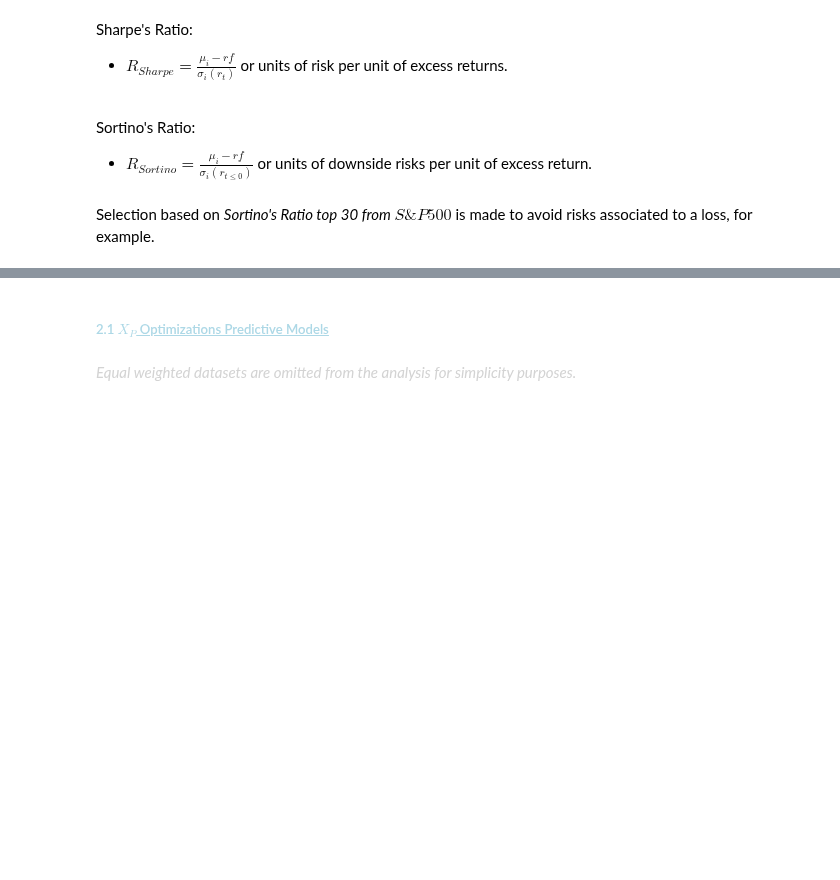
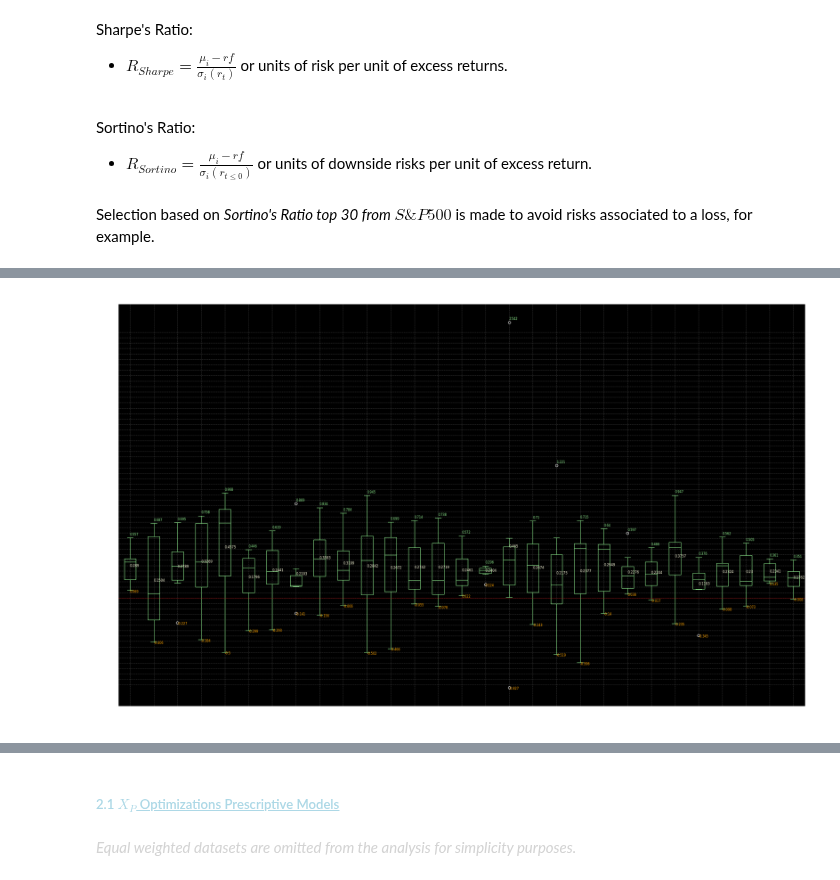
Before and after one commit to EMarquez7/Examen-de-Simulaci-n-2, a Jupyter notebook: Optimization.ipynb, the cells around one changed output, grey strips where cells are left out. Saved outputs shown, nothing was run; the diff lists cells and outputs as text; code cells hidden in the pictures; blank space fills up the shorter version.

```diff
--- a/Optimization.ipynb
+++ b/Optimization.ipynb
@@ -237,0 +285,6 @@ BestSP_PostCovid
+# %%
+describe = vs.Mo_stats(SP_Assets_r, Sortino30, "Y", "S&P 500 Sortino Selection Returns Resampling on a " + str("Yearly") + " basis Stats from ",
+                    "2020-03-02", today, [.05, .25, .5, .75, .95], color= "lightgreen")
+describe
+# %% [output]
+[figure, added]
@@ -238,5 +308,5 @@ BestSP_PostCovid
 # %% [markdown]
-##### <font color= 'lightblue'> 2.1 <u>$X_P$<u> Optimizations Predictive Models <font>
+##### <font color= 'lightblue'> 2.1 <u>$X_P$<u> Optimizations Prescriptive Models <font>
 # %% [markdown]
 <span style='color:lightgray'> *Equal weighted datasets are omitted from the analysis for simplicity purposes.* <font>
 # %% [markdown]
```
Also changed, not shown: parts of 10 cells of this notebook, 2 other files.
